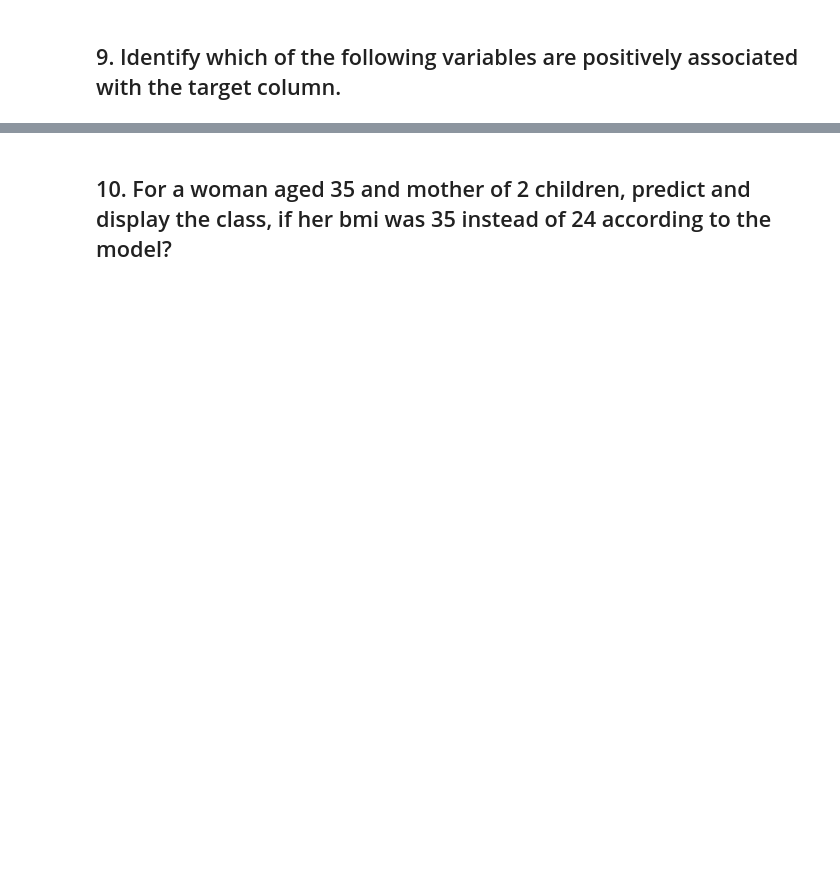
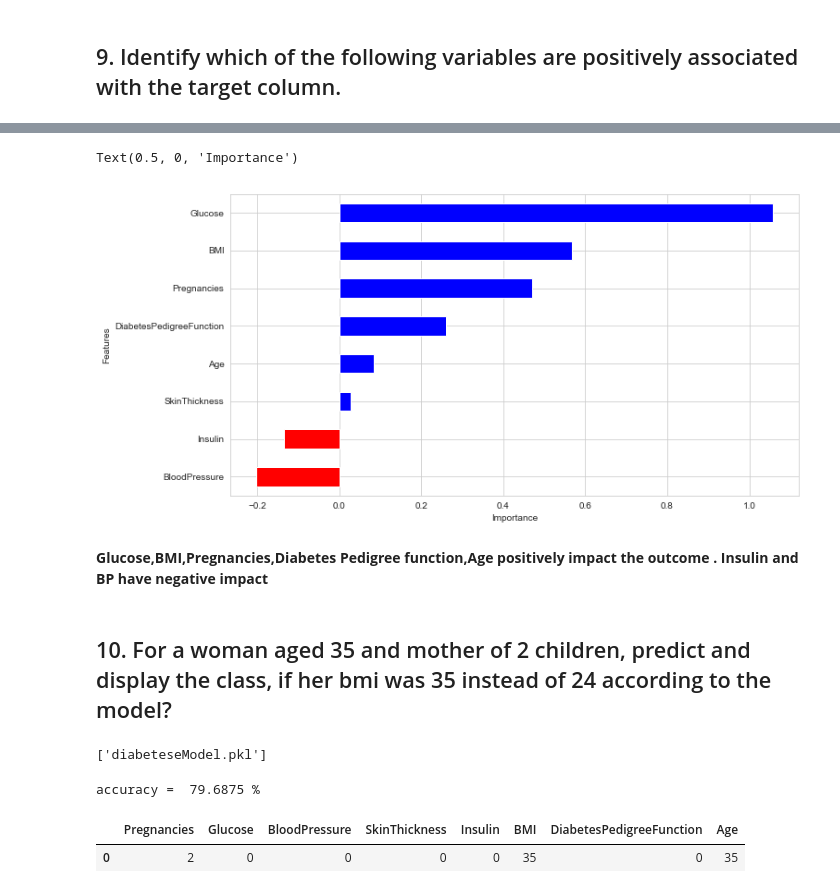
Before and after one commit to PrabhaKannan/ML_diabetes_prediction_Q2, a Jupyter notebook: diabetes_prediction.ipynb, the cells around one changed output, grey strips where cells are left out. Drawn from its saved outputs; the diff is of its cells as text; code cells hidden in the pictures; blank space fills up the shorter version.

```diff
--- a/diabetes_prediction.ipynb
+++ b/diabetes_prediction.ipynb
@@ -259,2 +255,36 @@ All the variables seem to be positively associated with the target column
+# %%
+#data.drop("Outcome", axis=1).apply(lambda x: x.corr(data.Outcome))
+#data[data.columns[0:]].corr()['Outcome'][:]
+coeff = list(lm.coef_[0])
+labels = list(X_train.columns)
+features = pd.DataFrame()
+features['Features'] = labels
+features['importance'] = coeff
+features.sort_values(by=['importance'], ascending=True, inplace=True)
+features['positive'] = features['importance'] > 0
+features.set_index('Features', inplace=True)
+features.importance.plot(kind='barh', figsize=(11, 6),color = features.positive.map({True: 'blue', False: 'red'}))
+plt.xlabel('Importance')
+# %% [output]
+Text(0.5, 0, 'Importance')
+[figure, added]
+# %% [markdown]
+**Glucose,BMI,Pregnancies,Diabetes Pedigree function,Age positively impact the outcome . Insulin and BP have negative impact**
 # %% [markdown]
 ## 10. For a woman aged 35 and mother of 2 children, predict and display the class, if her bmi was 35 instead of 24 according to the model?
+# %%
+joblib.dump([lm, means, stds], 'diabeteseModel.pkl')
+# %% [output]
+['diabeteseModel.pkl']
+# %%
+accuracyModel = lm.score(X_test, y_test)
+print("accuracy = ",accuracyModel * 100,"%")
+# %% [output]
+accuracy =  79.6875 %
+# %%
+sampledata = {'Pregnancies':[2],'Glucose':[0],'BloodPressure':[0],'SkinThickness':[0],'Insulin':[0],'BMI':[35],'DiabetesPedigreeFunction':[0],'Age':[35]}
+df = pd.DataFrame(sampledata)
+df
+# %% [output]
+|  | Pregnancies | Glucose | BloodPressure | SkinThickness | Insulin | BMI | DiabetesPedigreeFunction | Age |
+| 0 | 2 | 0 | 0 | 0 | 0 | 35 | 0 | 35 |
```
Also changed, not shown: parts of 13 cells of this notebook, 1 other file.
